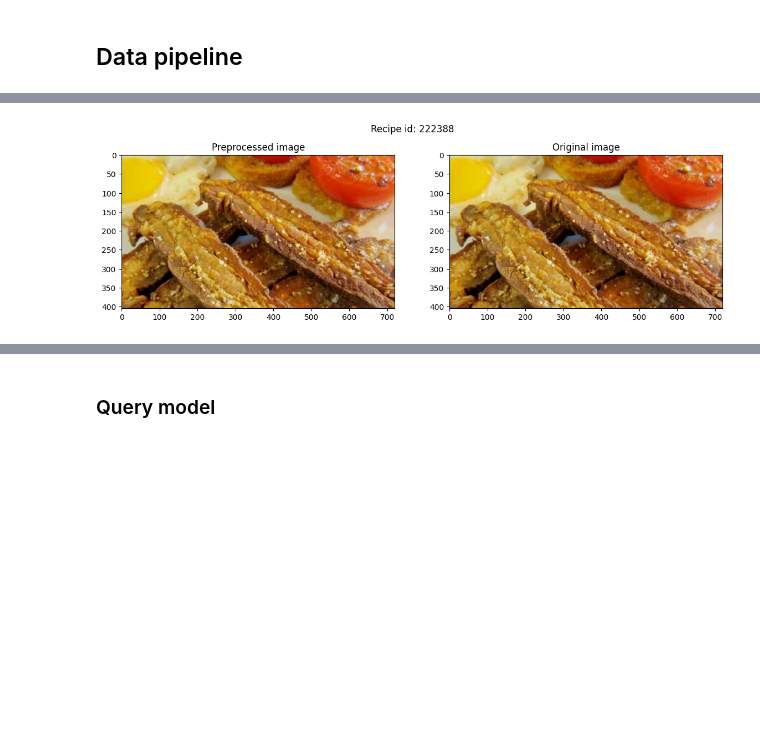
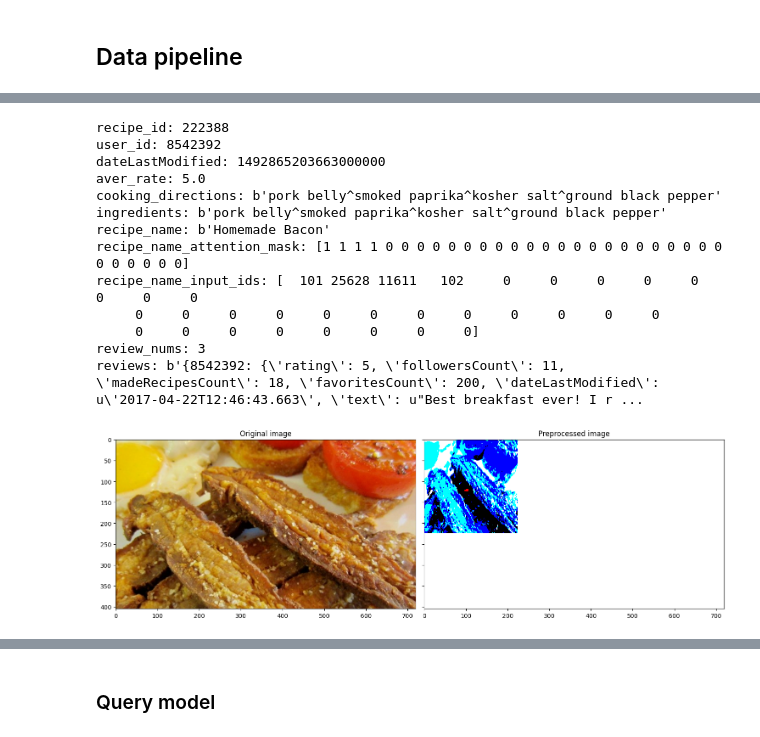
Before and after one commit to dtuleva/DL_23_Lectures_and_Quests, a Jupyter notebook: RRS_Experiments.ipynb, the cells around one changed output, grey strips where cells are left out. Drawn from its saved outputs; the diff is of its cells as text; code cells hidden in the pictures; blank space fills up the shorter version.

```diff
--- a/RRS_Experiments.ipynb
+++ b/RRS_Experiments.ipynb
@@ -105,7 +175,7 @@ def parse_proto_example(proto):
     }
     return tf.io.parse_single_example(proto, feature_description)
 # %%
-def read_and_parse_proto_file(recipe_id, dir_path = "/content/"):
+def read_and_parse_proto_file(recipe_id, dir_path = "./"):
 
     file_path = dir_path + tf.strings.as_string(recipe_id) + ".proto"
     proto = tf.io.read_file(file_path)
@@ -122,6 +225,6 @@ ratings = ratings.map(lambda x: {
     "recipe_id": x["recipe_id"],
     "user_id": x["user_id"],
     "dateLastModified": x["dateLastModified"],
-    "recipe_info": read_and_parse_proto_file(x["recipe_id"]),
-    })
+    **read_and_parse_proto_file(x["recipe_id"]),
+    }).map(preprocess_recipe_info)
 # %%
@@ -136,4 +234,3 @@ recipes = recipes.map(lambda x: {
 # %%
-for el in ratings.take(1):
-  [print(f"{k}: {v}") for k, v in el.items()]
-  [print(f"{k}: {v}") for k, v in el["recipe_info"].items()]
+# for el in ratings.take(1):
+#   [print(f"{k}: {v}") for k, v in el.items()]
@@ -150,3 +237,3 @@ recipe_image: b'\xff\xd8\xff\xe0\x00\x10JFIF\x00\x01\x01\x01\x00`\x00`\x00\x00\x
 # %%
-for el in recipes.take(1):
-  print(el)
+# for el in recipes.take(1):
+#   print(el)
@@ -155,15 +242,24 @@ for el in recipes.take(1):
 # %%
-for el in recipes.take(1):
-  [print(f"{k}: {v}") for k, v in el.items()]
+for el in ratings.take(1):
+  [print(f"{k}: {v}") for k, v in el.items() if k != "recipe_image"]
+  recipe_id = el["recipe_id"]
+  image = el["recipe_image"]
+  recipe_name = el["recipe_name"]
 
-  recipe_id = el["recipe_id"]
-  image = el["recipe_info"]["recipe_image"]
+  # fig, axs = plt.subplots(1,2, figsize=(14, 8))
 
-  fig, axs = plt.subplots(1,2, figsize=(14, 4))
-  plt.suptitle(f'Recipe id: {recipe_id}')
+  fig, ax = plt.subplots(nrows=1, ncols=2, figsize=(15, 7), sharex = True, sharey = True)
+  # plt.suptitle(f'User id: {el["user_id"]}\nRating: {5}\nDatestamp: {el["dateLastModified"]}\nRecipe id: {recipe_id}\nRecipe name: {el["recipe_name"]}')
 
-  axs[0].set_title("Preprocessed image")
-  axs[0].imshow(tf.io.decode_jpeg(image))
-  axs[1].set_title("Original image")
-  axs[1].imshow(tf.io.decode_jpeg(image))
+  ax[1].imshow(image)
+  plot_original_image(recipe_id, ax = ax[0])
+
+
+  ax[0].set_title("Original image")
+  ax[1].set_title("Preprocessed image")
+
+  # ax[0].text(800, 20, f"Recipe name tockrnized {el['recipe_name_input_ids'].numpy()}")
+
+  plt.tight_layout()
+  plt.show()
 # %% [output]
@@ -172 +267,14 @@ recipe_info: {'aver_rate': <tf.Tensor: shape=(), dtype=float32, numpy=5.0>, 'coo
+recipe_id: 222388
+user_id: 8542392
+dateLastModified: 1492865203663000000
+aver_rate: 5.0
+cooking_directions: b'pork belly^smoked paprika^kosher salt^ground black pepper'
+ingredients: b'pork belly^smoked paprika^kosher salt^ground black pepper'
+recipe_name: b'Homemade Bacon'
+recipe_name_attention_mask: [1 1 1 1 0 0 0 0 0 0 0 0 0 0 0 0 0 0 0 0 0 0 0 0 0 0 0 0 0 0 0 0]
+recipe_name_input_ids: [  101 25628 11611   102     0     0     0     0     0     0     0     0
+     0     0     0     0     0     0     0     0     0     0     0     0
+     0     0     0     0     0     0     0     0]
+review_nums: 3
+reviews: b'{8542392: {\'rating\': 5, \'followersCount\': 11, \'madeRecipesCount\': 18, \'favoritesCount\': 200, \'dateLastModified\': u\'2017-04-22T12:46:43.663\', \'text\': u"Best breakfast ever! I r ...
-[figure, old version]
+[figure, new version]
```
Also changed, not shown: parts of 100 cells of this notebook.
